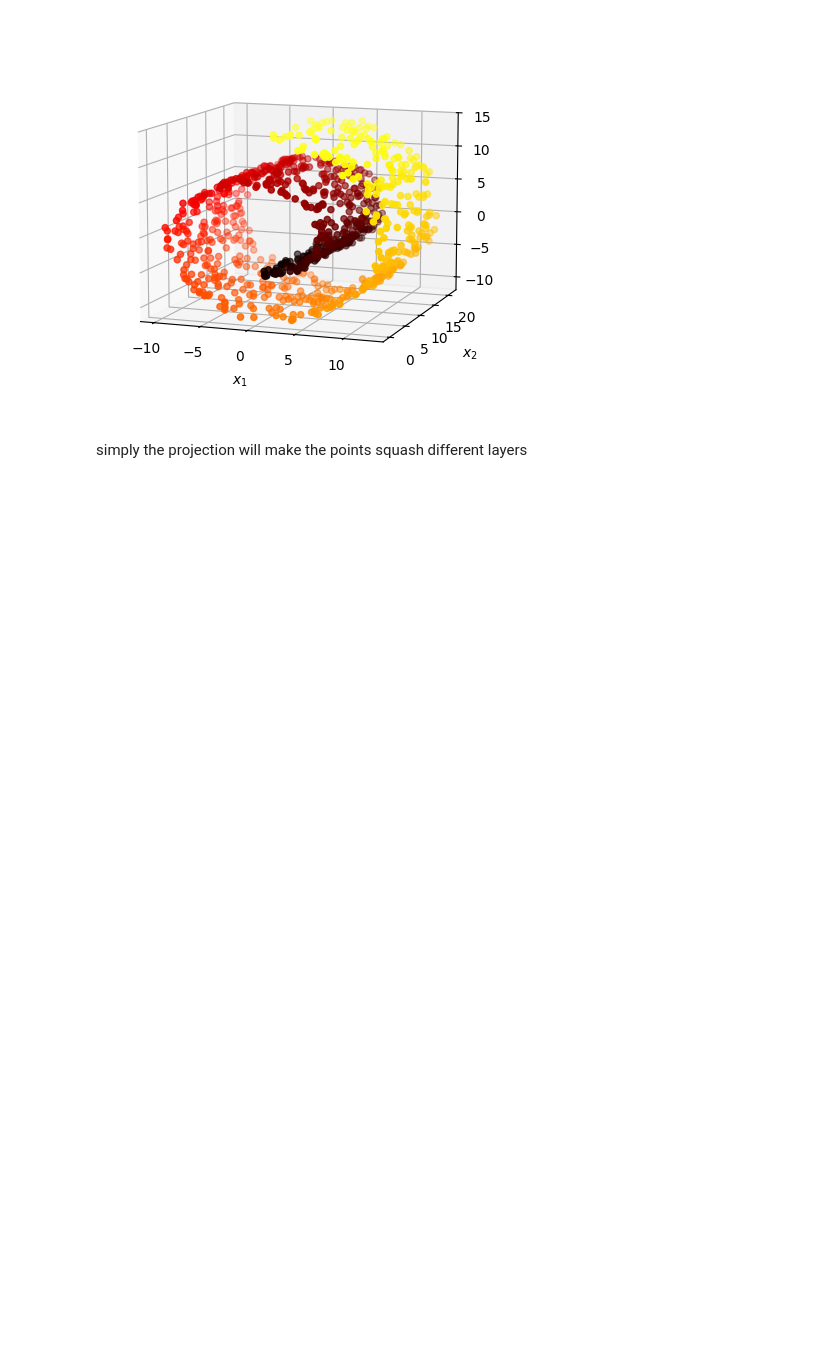
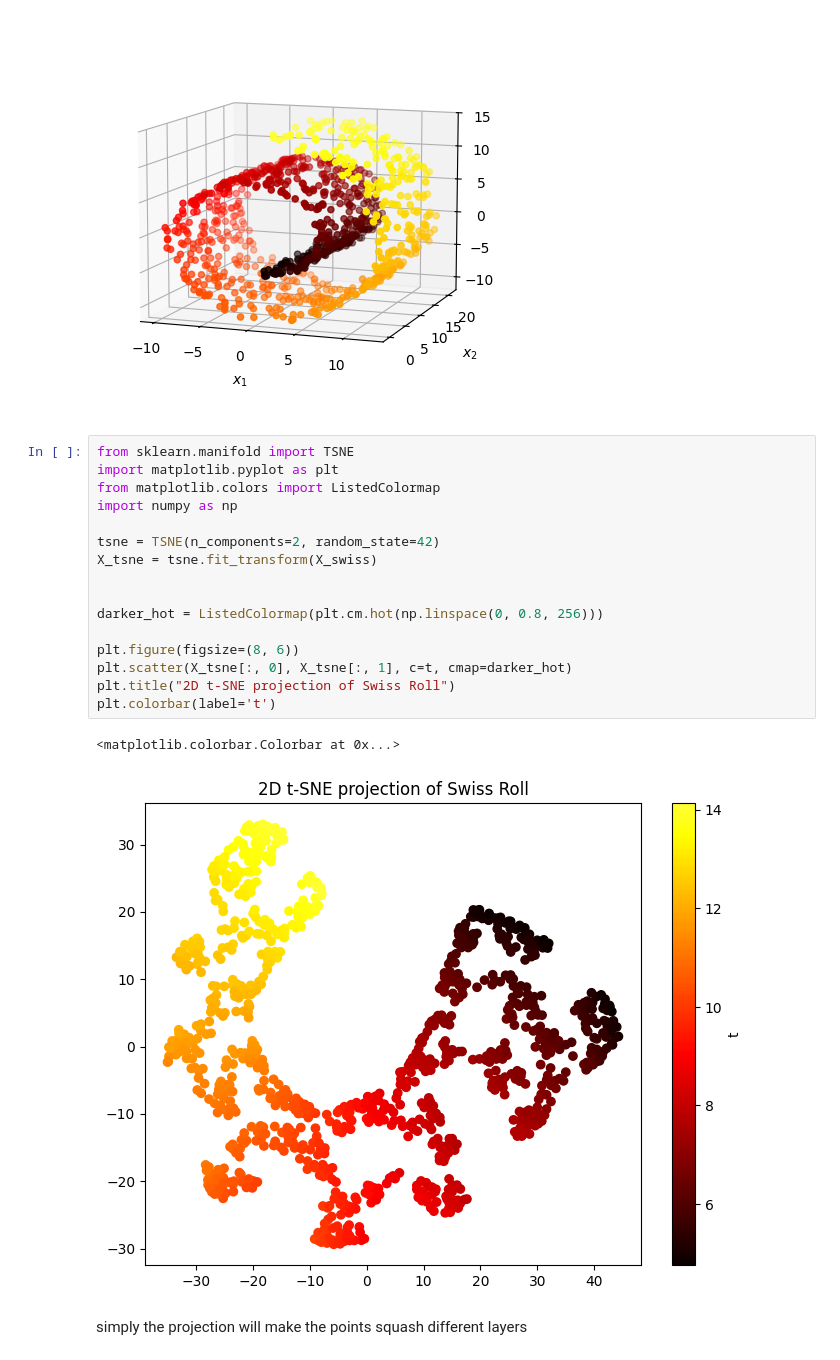
Before and after one commit to ALIAQIL/hands-on-ml-with-scikit-learn-and-pytorch, a Jupyter notebook: 8-Dimesionality-reduction/xca.ipynb, the cells around one changed output. Drawn from its saved outputs; the diff is of its cells as text; blank space fills up the shorter version.

```diff
--- a/8-Dimesionality-reduction/xca.ipynb
+++ b/8-Dimesionality-reduction/xca.ipynb
@@ -133,6 +133,25 @@ set_xyz_axes(ax, axes)
 plt.show()
 # %% [output]
 [figure]
+# %%
+from sklearn.manifold import TSNE
+import matplotlib.pyplot as plt
+from matplotlib.colors import ListedColormap
+import numpy as np
+
+tsne = TSNE(n_components=2, random_state=42)
+X_tsne = tsne.fit_transform(X_swiss)
+
+
+darker_hot = ListedColormap(plt.cm.hot(np.linspace(0, 0.8, 256)))
+
+plt.figure(figsize=(8, 6))
+plt.scatter(X_tsne[:, 0], X_tsne[:, 1], c=t, cmap=darker_hot)
+plt.title("2D t-SNE projection of Swiss Roll")
+plt.colorbar(label='t')
+# %% [output]
+<matplotlib.colorbar.Colorbar at 0x...>
+[figure, added]
 # %% [markdown]
 simply the projection will make the points squash different layers
 # %%
```
Also changed, not shown: parts of 26 cells of this notebook, 2 other files.
